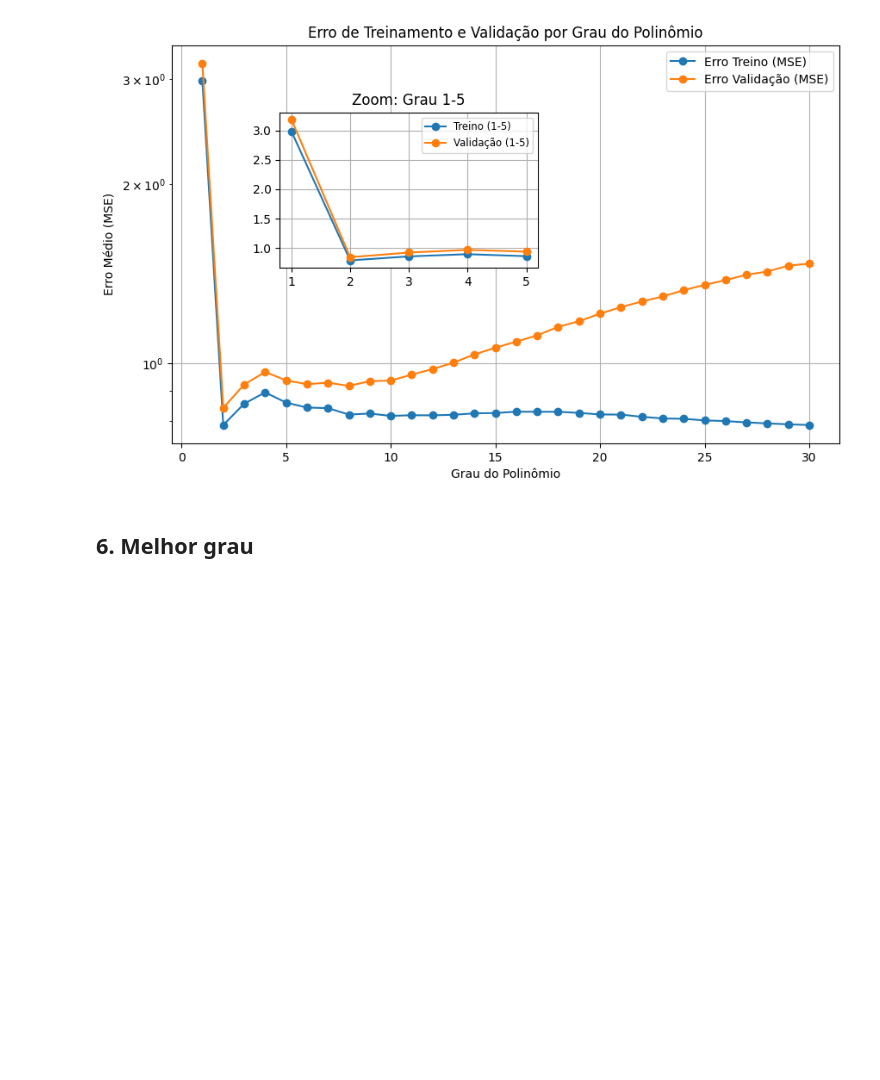
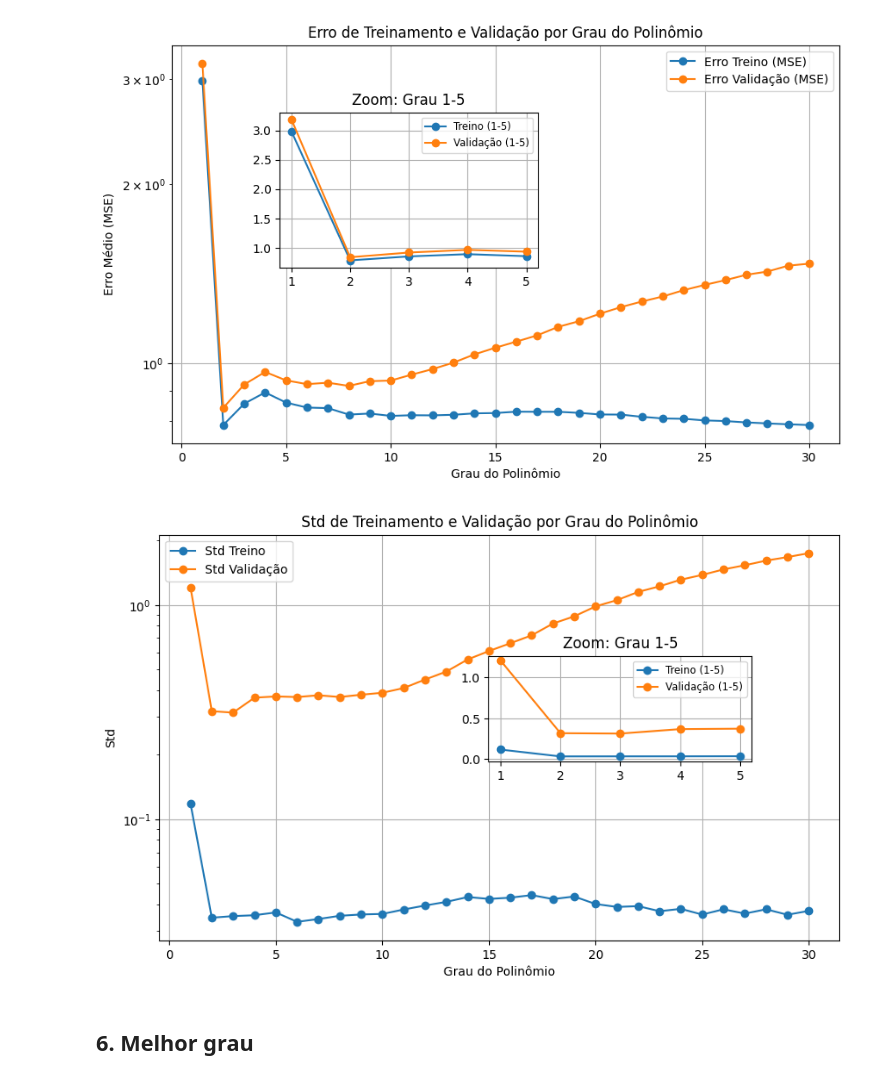
Before and after one commit to zz4fap/c24_inteligencia_artificial, a Jupyter notebook: notebooks/regressão.ipynb, the cells around one changed output. Cells and saved outputs as stored; diff of their text form; code cells hidden in the pictures; blank space fills up the shorter version.

```diff
--- a/notebooks/regressão.ipynb
+++ b/notebooks/regressão.ipynb
@@ -59,27 +59,32 @@ Analisaremos o desempenho de polinômios de ordem 1 até 31.
 # %%
-# Ordem de polinômios de 1 a 31.
+# Ordem de polinômios de 1 a 30.
 degrees = list(range(1, 31))
 
+# Listas para armazenar os erros de treinamento e validação.
 train_errors = []
 val_errors = []
 
-# Instancio um objeto da classe KFold com k=10.
+train_std = []
+val_std = []
+
+# Objeto da classe KFold com k=10.
 k = 10
 kf = KFold(n_splits=k, shuffle=True, random_state=seed)
 
+# Laço variando os graus dos polinômios.
 for deg in degrees:
     # armazenar erro médio por fold
     fold_train_err = []
     fold_val_err = []
 
-    # Divido o conjunto de treinamento original em k partes.
+    # Treina o modelo com k-1 partes e valida com uma parte k vezes.
     for train_idx, val_idx in kf.split(X_train_full): # retorna os índices dos folds de treinamento e validação a cada iteração.
         X_train = X_train_full[train_idx]
         y_train = y_train_full[train_idx]
         X_val = X_train_full[val_idx]
         y_val = y_train_full[val_idx]
 
-        # Pipeline: padronização + polinômio + SGD
+        # Pipeline: matriz polinômial + padronização + SGD
         model = make_pipeline(
             PolynomialFeatures(degree=deg, include_bias=False), # include_bias já é feito pelo SGDRegressor (ver anexo II)
             StandardScaler(),
@@ -100,6 +105,10 @@ for deg in degrees:
     # Média dos folds
     train_errors.append(np.mean(fold_train_err))
     val_errors.append(np.mean(fold_val_err))
+
+    # Desvio padrão dos folds
+    train_std.append(np.std(fold_train_err))
+    val_std.append(np.std(fold_val_err))
 # %% [markdown]
 ## 5. Apresentação dos resultados da validação cruzada
 # %%
@@ -136,6 +145,40 @@ ax_inset.legend(fontsize='small')
 plt.show()
 # %% [output]
 [figure]
+# %%
+# Plot do erro vs grau do polinômio
+fig, ax_main = plt.subplots(figsize=(10, 6))
+
+# gráfico principal (1 a 30)
+ax_main.plot(degrees, train_std, label='Std Treino', marker='o')
+ax_main.plot(degrees, val_std, label='Std Validação', marker='o')
+ax_main.set_yscale('log')
+ax_main.set_xlabel('Grau do Polinômio')
+ax_main.set_ylabel('Std')
+ax_main.set_title('Std de Treinamento e Validação por Grau do Polinômio')
+ax_main.legend()
+ax_main.grid(True)
+
+# inset para ordens 1 a 5
+left, bottom, width, height = [0.5, 0.45, 0.3, 0.2]  # posição na figura (relativo)
+ax_inset = fig.add_axes([left, bottom, width, height])
+
+# selecionar apenas indices 1 a 5
+idx_small = [i for i, deg in enumerate(degrees) if deg <= 5]
+small_deg = [degrees[i] for i in idx_small]
+small_train_err = [train_std[i] for i in idx_small]
+small_val_err = [val_std[i] for i in idx_small]
+
+ax_inset.plot(small_deg, small_train_err, label='Treino (1-5)', marker='o')
+ax_inset.plot(small_deg, small_val_err, label='Validação (1-5)', marker='o')
+ax_inset.set_title('Zoom: Grau 1-5')
+ax_inset.set_xticks(small_deg)
+ax_inset.grid(True)
+ax_inset.legend(fontsize='small')
+
+plt.show()
+# %% [output]
+[figure, added]
 # %% [markdown]
 ## 6. Melhor grau
 # %%
```
Also changed, not shown: parts of 2 cells of this notebook.
